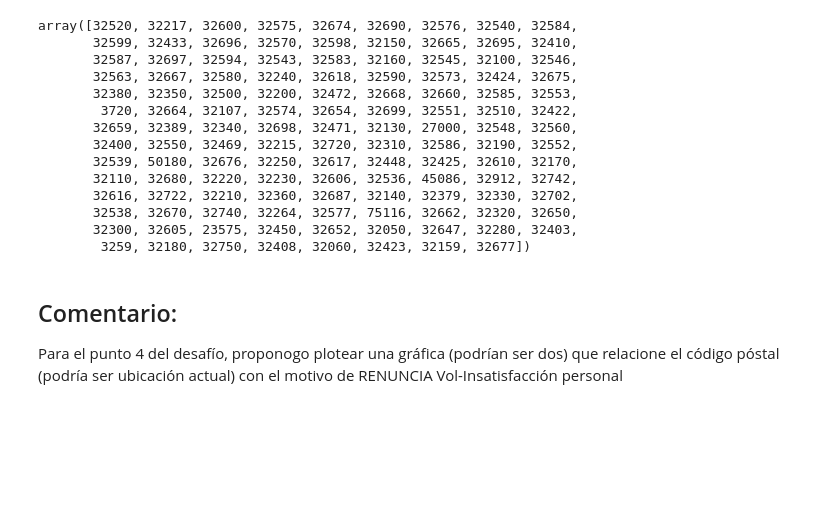
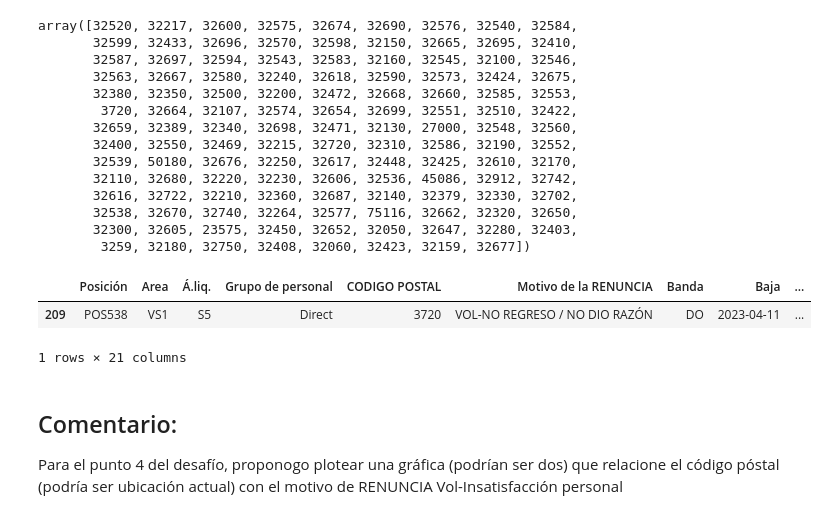
Before and after one commit to luisscrc/Datathon-Equipo-5, a Jupyter notebook: Proyecto_Datathon_Equipo_5_Luis.ipynb, the cells around one changed output. Drawn from its saved outputs; the diff is of its cells as text; code cells hidden in the pictures; blank space fills up the shorter version.

```diff
--- a/Proyecto_Datathon_Equipo_5_Luis.ipynb
+++ b/Proyecto_Datathon_Equipo_5_Luis.ipynb
@@ -351,0 +306,24 @@ Name: Motivo de la RENUNCIA, dtype: int64
+# %%
+# Convertir todo a mayúsculas para mantener la consistencia
+data_sucia['Motivo de la RENUNCIA'] = data_sucia['Motivo de la RENUNCIA'].str.upper()
+
+# Eliminar espacios al principio y al final
+data_sucia['Motivo de la RENUNCIA'] = data_sucia['Motivo de la RENUNCIA'].str.strip()
+
+# Unificar categorías que son esencialmente las mismas
+reemplazos_motivos = {
+    'IMP.TRA-LFT Y/O REGLAMENTO INT.': 'IMP.TRA-LFT Y/O REGLAMENTO INTERNO',
+    'IMP.TRA-LFT Y/O REGLAMENTO INT': 'IMP.TRA-LFT Y/O REGLAMENTO INTERNO',
+    'IMP.PAT-TERMINACIÓN DEL CONTRATO': 'IMP.PAT-TERMINACIÓN DEL CONTRATO',
+    'IMP.PAT-TERMINACIÓN DEL CONTRA': 'IMP.PAT-TERMINACIÓN DEL CONTRATO',
+    'IMP.TRA-FALSIFICACIÓN DE DOCTOS.': 'IMP.TRA-FALSIFICACIÓN DE DOCUMENTOS',
+    'IMP.TRA-FALSIFICACIÓN DE DOCTO': 'IMP.TRA-FALSIFICACIÓN DE DOCUMENTOS'
+    # Agrega aquí cualquier otro reemplazo necesario
+}
+
+data_sucia['Motivo de la RENUNCIA'] = data_sucia['Motivo de la RENUNCIA'].replace(reemplazos_motivos)
+
+# Contar de nuevo los valores
+data_sucia['Motivo de la RENUNCIA'].value_counts()
+
+data_sucia["Motivo de la RENUNCIA"].value_counts()
@@ -378,7 +374,11 @@ array([32520, 32217, 32600, 32575, 32674, 32690, 32576, 32540, 32584,
        32300, 32605, 23575, 32450, 32652, 32050, 32647, 32280, 32403,
         3259, 32180, 32750, 32408, 32060, 32423, 32159, 32677])
 # %%
-data_sucia["CODIGO POSTAL"]
+data_sucia[data_sucia["CODIGO POSTAL"] == 3720] # Corresponde
+# %% [output]
+|  | Posición | Area | Á.liq. | Grupo de personal | CODIGO POSTAL | Motivo de la RENUNCIA | Banda | Baja | ... |
+| 209 | POS538 | VS1 | S5 | Direct | 3720 | VOL-NO REGRESO / NO DIO RAZÓN | DO | 2023-04-11 | ... |
+1 rows × 21 columns
 # %% [markdown]
 ## Comentario:
 
```
Also changed, not shown: parts of 16 cells of this notebook.
